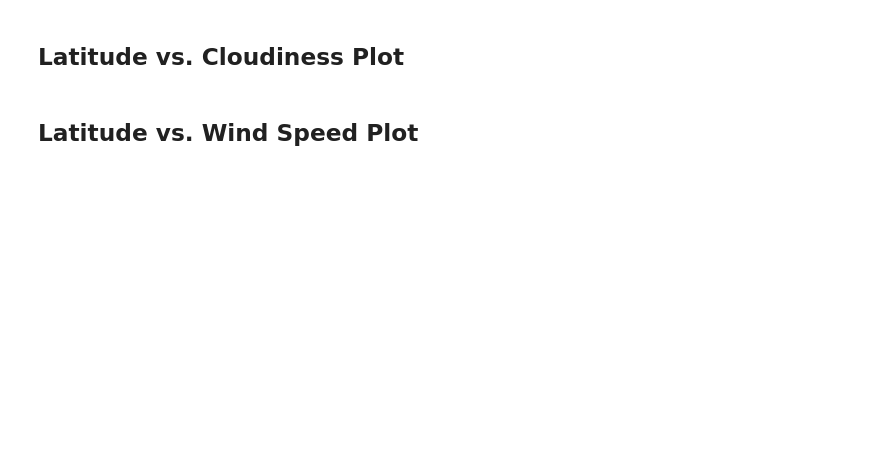
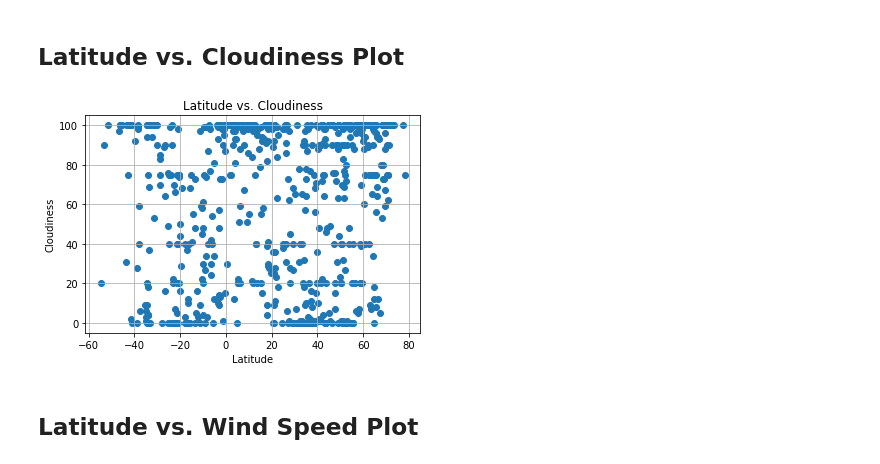
Before and after one commit to Ramyals-web/Python-API-Challenges, a Jupyter notebook: starter_code/WeatherPy.ipynb, the cells around one changed output. Cells and saved outputs as stored; diff of their text form; code cells hidden in the pictures; blank space fills up the shorter version.

```diff
--- a/starter_code/WeatherPy.ipynb
+++ b/starter_code/WeatherPy.ipynb
@@ -167,4 +209,15 @@ Skip this step if there are no cities that have humidity > 100%.
 # %% [markdown]
 ## Latitude vs. Cloudiness Plot
+# %%
+plt.scatter(city_data_df["Lat"], city_data_df["Clouds"], marker = "o")
+plt.grid()
+plt.xlabel("Latitude")
+plt.ylabel("Cloudiness")
+plt.title(f"Latitude vs. Cloudiness")
+
+plt.savefig("../Output/Lat_vs_cloudiness")
+plt.show()
+# %% [output]
+[figure, added]
 # %% [markdown]
 ## Latitude vs. Wind Speed Plot
```
Also changed, not shown: parts of 7 cells of this notebook.
